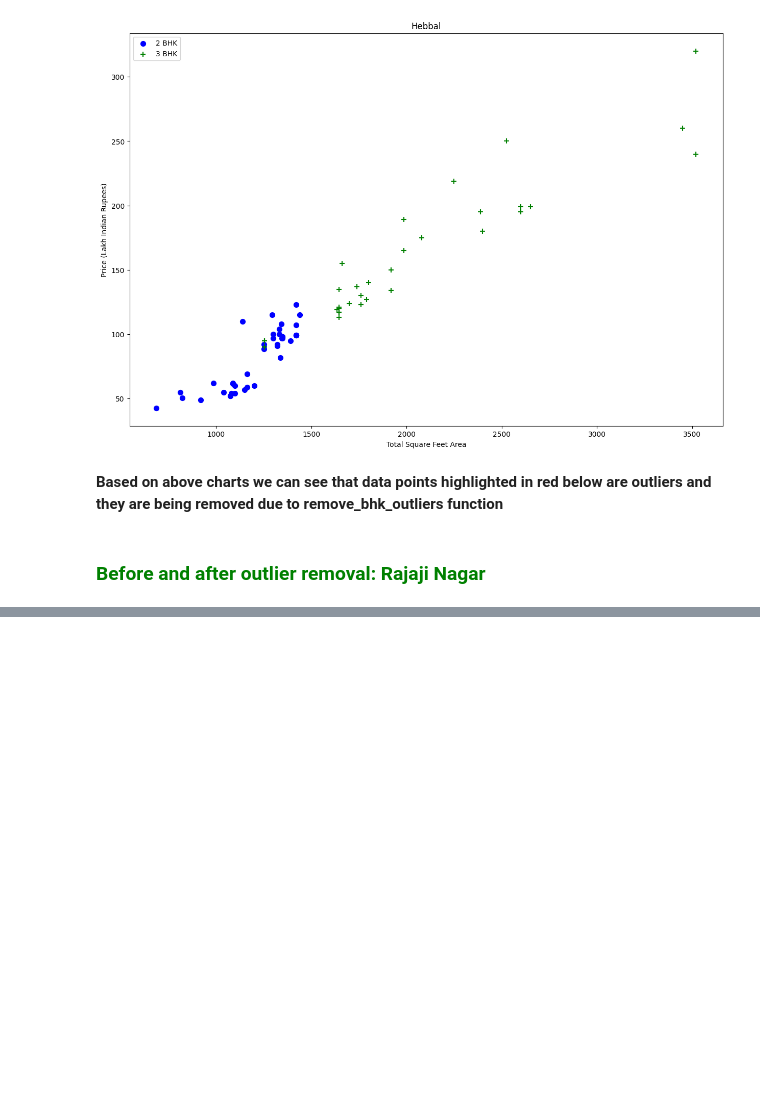
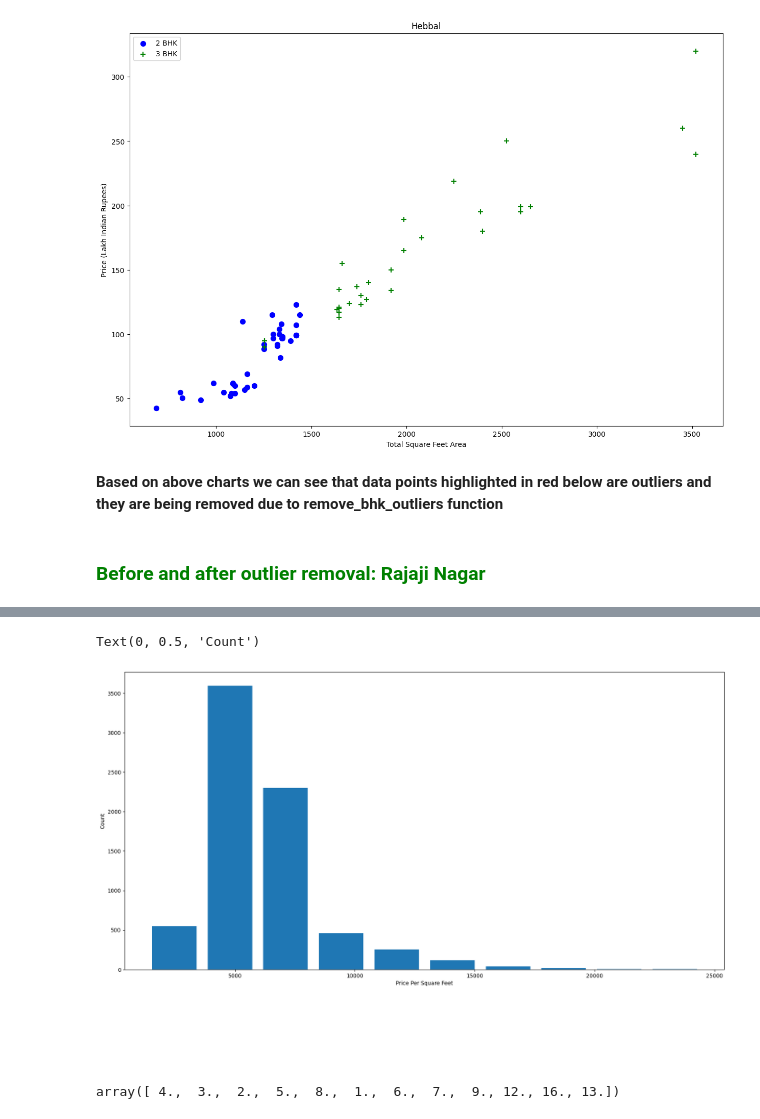
Before and after one commit to Rasel1435/House-Price-Prediction-of-Real-Estate-Company, a Jupyter notebook: a_Preprocess/outlier_detection.ipynb, the cells around one changed output, grey strips where cells are left out. Cells and saved outputs as stored; diff of their text form; code cells hidden in the pictures; blank space fills up the shorter version.

```diff
--- a/a_Preprocess/outlier_detection.ipynb
+++ b/a_Preprocess/outlier_detection.ipynb
@@ -162,0 +169,14 @@ plot_scatter_chart(df,"Hebbal")
+# %%
+plt.rcParams["figure.figsize"] = (20,10)
+plt.hist(df.price_per_sqft,rwidth=0.8)
+plt.xlabel("Price Per Square Feet")
+plt.ylabel("Count")
+# %% [output]
+Text(0, 0.5, 'Count')
+[figure, added]
+# %% [markdown]
+<h2 style='color:white'>Outlier Removal Using Bathrooms Feature</h2>
+# %%
+df.bath.unique()
+# %% [output]
+array([ 4.,  3.,  2.,  5.,  8.,  1.,  6.,  7.,  9., 12., 16., 13.])
```
Also changed, not shown: parts of 13 cells of this notebook, 7 other files.
